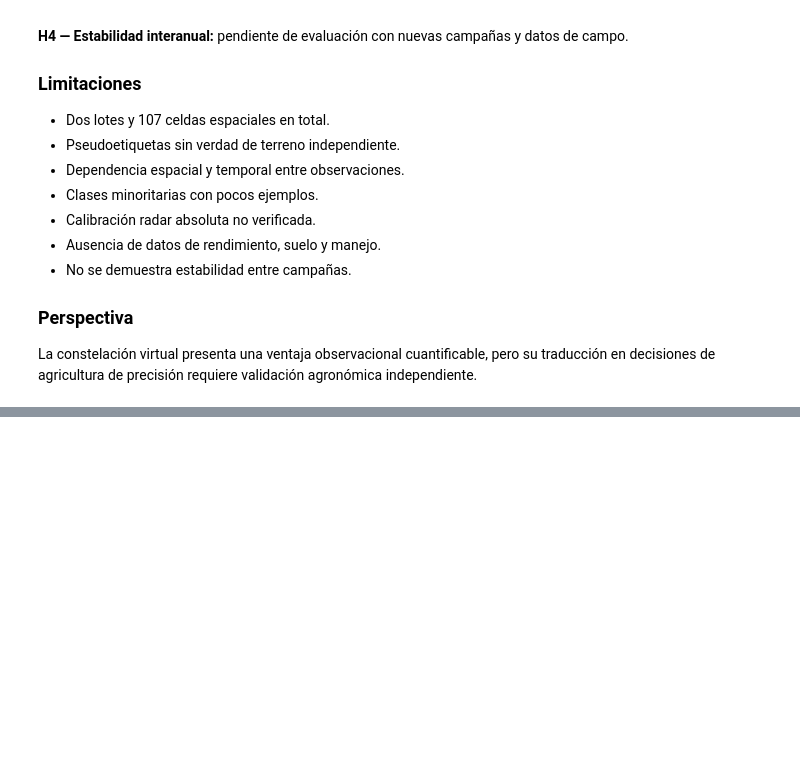
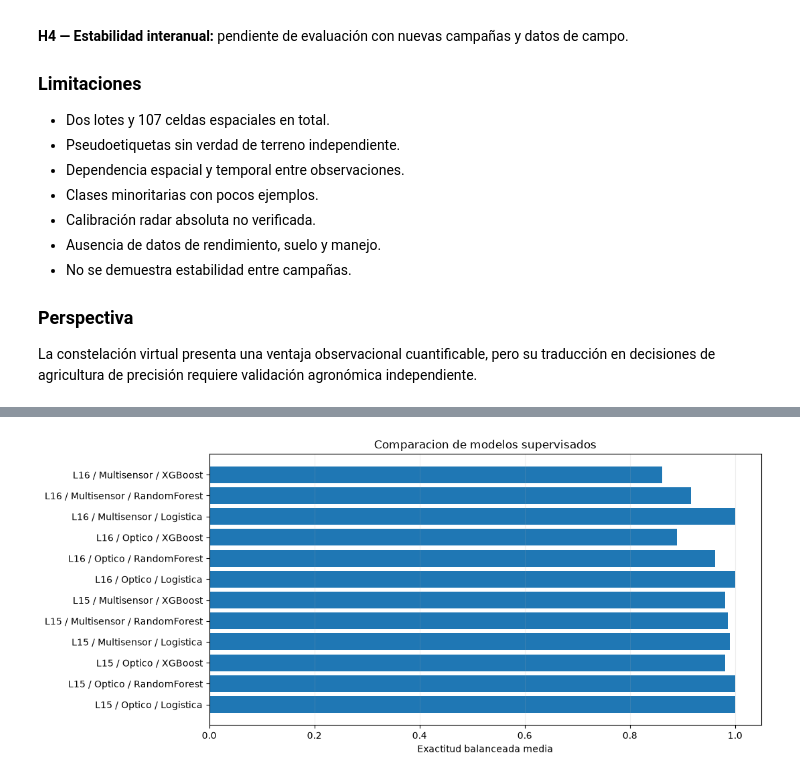
Before and after one commit to lautaroghezan/ml-saocom-sentinel-la-rosaura, a Jupyter notebook: notebooks/analisis_final_L15_L16.ipynb, the cells around one changed output, grey strips where cells are left out. Drawn from its saved outputs; the diff is of its cells as text; code cells hidden in the pictures; blank space fills up the shorter version.

```diff
--- a/notebooks/analisis_final_L15_L16.ipynb
+++ b/notebooks/analisis_final_L15_L16.ipynb
@@ -398,0 +541,75 @@ de precisión requiere validación agronómica independiente.
+# %%
+resultados_ml = []
+
+for lote in ["L15", "L16"]:
+    sub = datos[datos["lote_id"] == lote].copy()
+    y = (sub["cluster_optico_intralote"].to_numpy()
+         == sorted(sub["cluster_optico_intralote"].unique())[1]).astype(int)
+
+    cv = RepeatedStratifiedKFold(
+        n_splits=3, n_repeats=3, random_state=42
+    )
+
+    modelos = {
+        "Logistica": Pipeline([
+            ("escala", StandardScaler()),
+            ("modelo", LogisticRegression(
+                C=1.0, class_weight="balanced",
+                max_iter=3000, random_state=42
+            ))
+        ]),
+        "RandomForest": RandomForestClassifier(
+            n_estimators=120, min_samples_leaf=2,
+            class_weight="balanced", random_state=42,
+            n_jobs=1
+        ),
+        "XGBoost": XGBClassifier(
+            n_estimators=100, max_depth=2,
+            learning_rate=0.05, subsample=0.9,
+            colsample_bytree=0.9,
+            objective="binary:logistic",
+            eval_metric="logloss",
+            random_state=42, n_jobs=1
+        )
+    }
+
+    for conjunto, variables in conjuntos.items():
+        X = sub[variables].to_numpy(dtype=float)
+
+        for nombre, modelo in modelos.items():
+            scores = cross_validate(
+                modelo, X, y, cv=cv,
+                scoring={
+                    "ba": "balanced_accuracy",
+                    "f1": "f1_macro"
+                },
+                n_jobs=1
+            )
+
+            resultados_ml.append({
+                "lote": lote,
+                "variables": conjunto,
+                "modelo": nombre,
+                "BA": scores["test_ba"].mean(),
+                "F1_macro": scores["test_f1"].mean(),
+                "BA_std": scores["test_ba"].std()
+            })
+
+resultados_ml = pd.DataFrame(resultados_ml)
+display(resultados_ml.round(3))
+
+fig, ax = plt.subplots(figsize=(11, 5))
+grafico = resultados_ml.copy()
+grafico["configuracion"] = (
+    grafico["lote"] + " / " +
+    grafico["variables"] + " / " +
+    grafico["modelo"]
+)
+ax.barh(grafico["configuracion"], grafico["BA"])
+ax.set_xlim(0, 1.05)
+ax.set_xlabel("Exactitud balanceada media")
+ax.set_title("Comparacion de modelos supervisados")
+ax.grid(axis="x", alpha=0.2)
+plt.tight_layout()
+plt.show()
+# %% [output]
@@ -398,0 +629 @@ de precisión requiere validación agronómica independiente.
+[figure, added]
```
Also changed, not shown: parts of 11 cells of this notebook, 1 other file.
